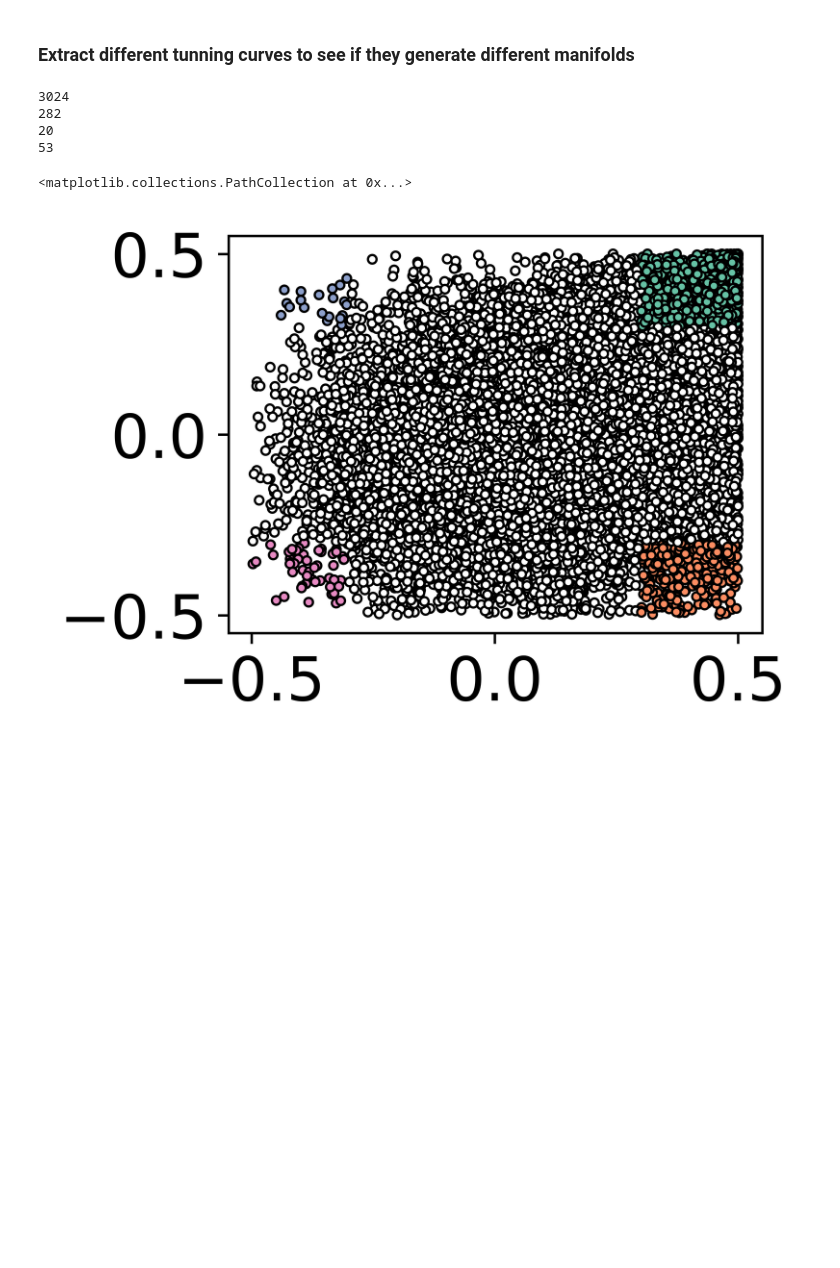
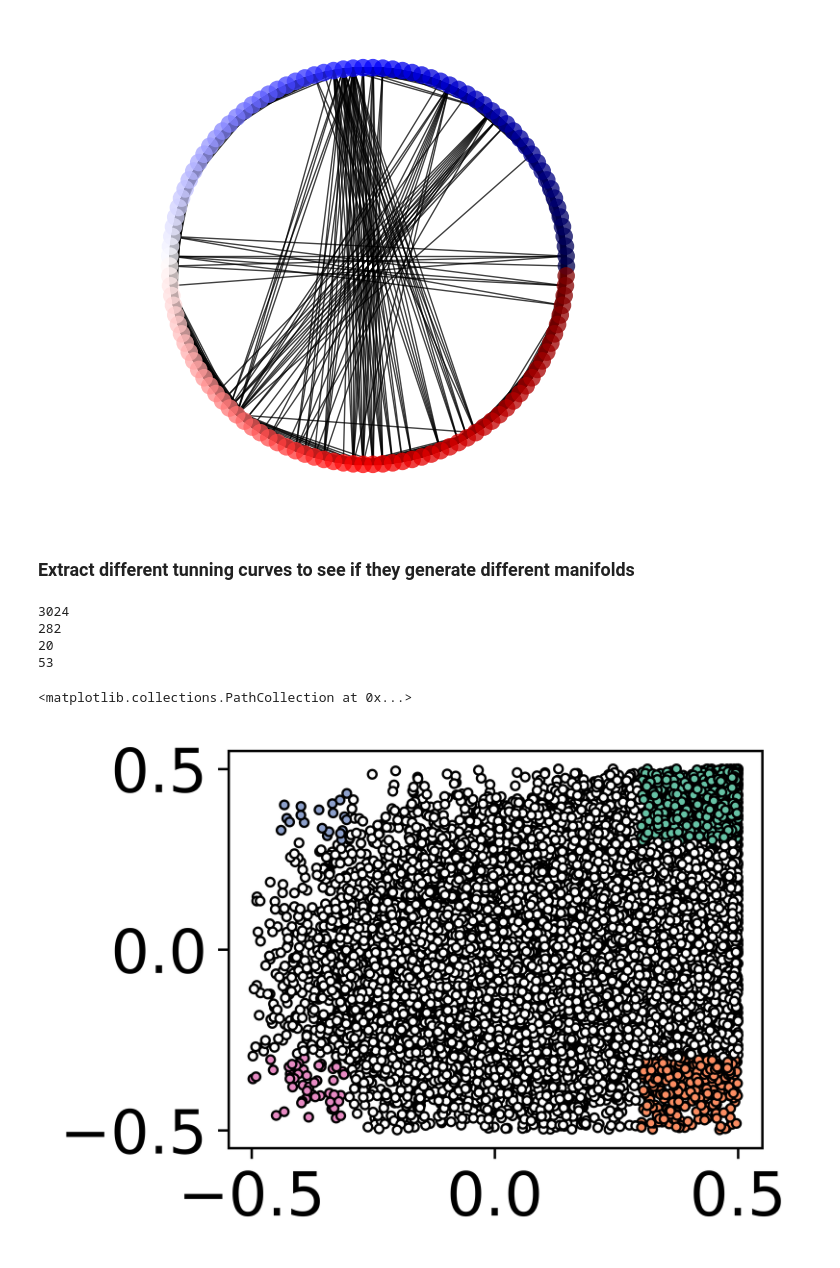
Before and after one commit to KBeshkov/NeuralHomology, a Jupyter notebook: examples/One_dataset_example.ipynb, the cells around one changed output. Saved outputs shown, nothing was run; the diff lists cells and outputs as text; code cells hidden in the pictures; blank space fills up the shorter version.

```diff
--- a/examples/One_dataset_example.ipynb
+++ b/examples/One_dataset_example.ipynb
@@ -156,3 +156,10 @@ plt.tight_layout()
+# %%
+hom_crossection = hom_data[1][1][max_cycle][0]+ 0.9*(hom_data[1][1][max_cycle][1]-hom_data[1][1][max_cycle][0])
+
+BA.plotCocycle2D(hom_data[0],ori_mfld[:,:2],hom_crossection,labels=[],node_cmap='seismic',n_labels=0)
+plt.savefig('/Users/constb/Figures/NeuralHomology/mfld_euclid.png',dpi=1000,transparent=True)
+# %% [output]
+[figure, added]
 # %% [markdown]
 ### Extract different tunning curves to see if they generate different manifolds
 # %%
```
Also changed, not shown: parts of 7 cells of this notebook, 8 other files.
